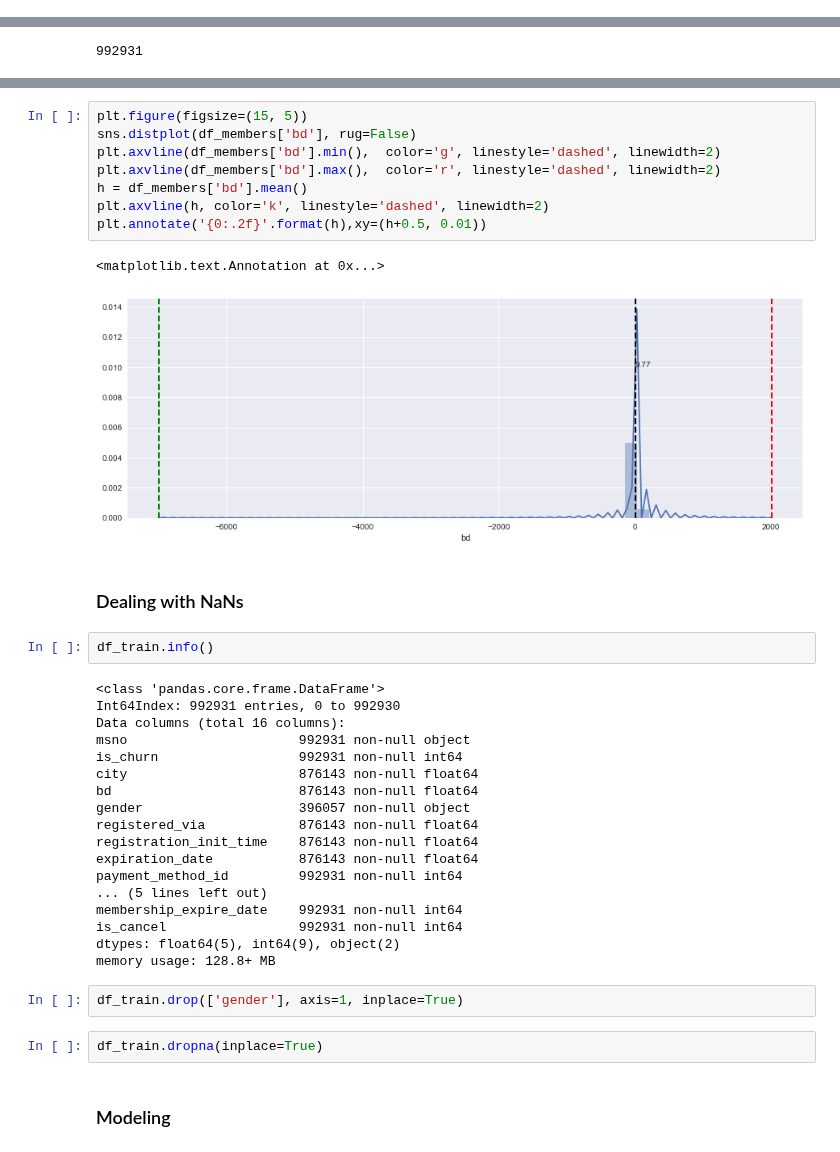
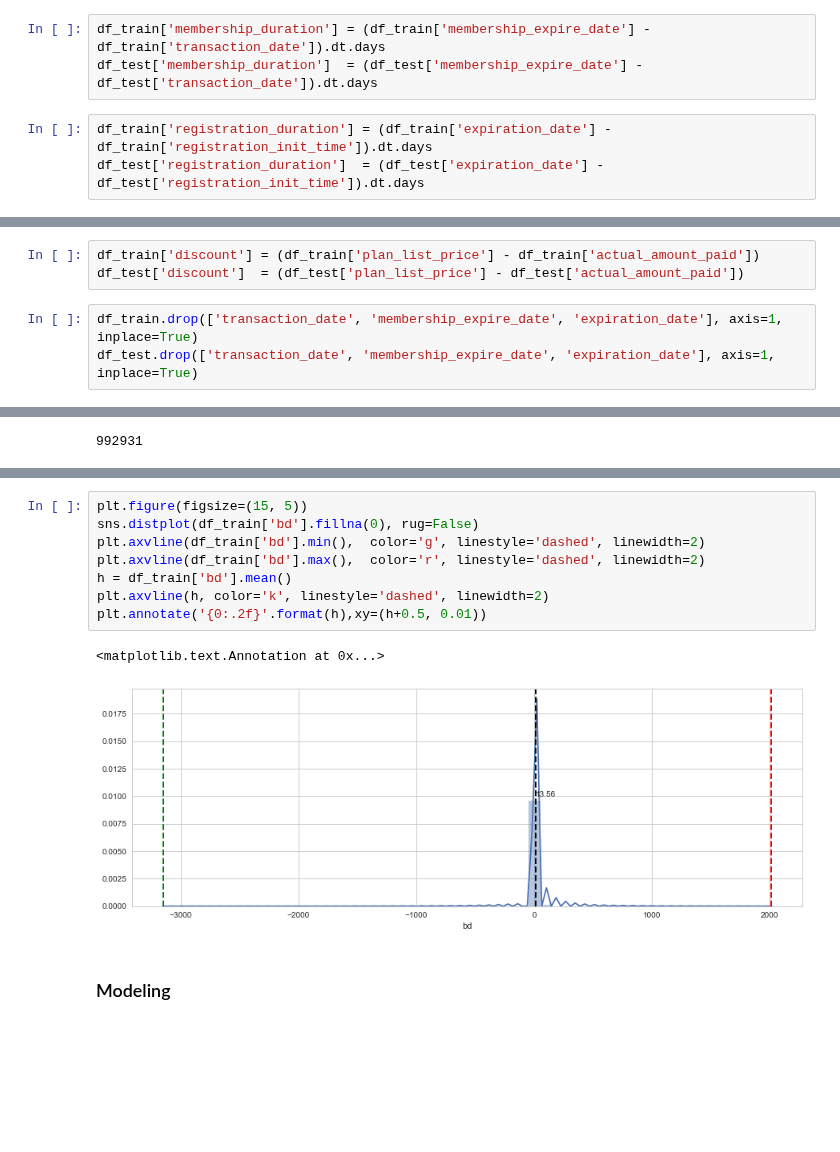
Before and after one commit to paulaceccon/ml-playground, a Jupyter notebook: Kernels/KBox's Churn Prediction Challenge.ipynb, the cells around one changed output, grey strips where cells are left out. Saved outputs shown, nothing was run; the diff lists cells and outputs as text; blank space fills up the shorter version.

Commit message:
Data Cleaning

```diff
--- a/Kernels/KBox's Churn Prediction Challenge.ipynb
+++ b/Kernels/KBox's Churn Prediction Challenge.ipynb
@@ -95,0 +190,6 @@ df_train['last_transaction_since_init'] = (df_train['transaction_date']-df_train
+# %%
+df_train['membership_duration'] = (df_train['membership_expire_date'] - df_train['transaction_date']).dt.days
+df_test['membership_duration']  = (df_test['membership_expire_date'] - df_test['transaction_date']).dt.days
+# %%
+df_train['registration_duration'] = (df_train['expiration_date'] - df_train['registration_init_time']).dt.days
+df_test['registration_duration']  = (df_test['expiration_date'] - df_test['registration_init_time']).dt.days
@@ -95,0 +198,6 @@ df_train['last_transaction_since_init'] = (df_train['transaction_date']-df_train
+# %%
+df_train['discount'] = (df_train['plan_list_price'] - df_train['actual_amount_paid'])
+df_test['discount']  = (df_test['plan_list_price'] - df_test['actual_amount_paid'])
+# %%
+df_train.drop(['transaction_date', 'membership_expire_date', 'expiration_date'], axis=1, inplace=True)
+df_test.drop(['transaction_date', 'membership_expire_date', 'expiration_date'], axis=1, inplace=True)
@@ -156,39 +311,13 @@ city_crosstab.plot(kind='bar', stacked=True, grid=True, figsize=(15, 5))
 # %%
 plt.figure(figsize=(15, 5))
-sns.distplot(df_members['bd'], rug=False)
-plt.axvline(df_members['bd'].min(),  color='g', linestyle='dashed', linewidth=2)
-plt.axvline(df_members['bd'].max(),  color='r', linestyle='dashed', linewidth=2)
-h = df_members['bd'].mean()
+sns.distplot(df_train['bd'].fillna(0), rug=False)
+plt.axvline(df_train['bd'].min(),  color='g', linestyle='dashed', linewidth=2)
+plt.axvline(df_train['bd'].max(),  color='r', linestyle='dashed', linewidth=2)
+h = df_train['bd'].mean()
 plt.axvline(h, color='k', linestyle='dashed', linewidth=2)
 plt.annotate('{0:.2f}'.format(h),xy=(h+0.5, 0.01))
 # %% [output]
 <matplotlib.text.Annotation at 0x...>
-[figure, old version]
+[figure, new version]
-# %% [markdown]
-### Dealing with NaNs
-# %%
-df_train.info()
-# %% [output]
-<class 'pandas.core.frame.DataFrame'>
-Int64Index: 992931 entries, 0 to 992930
-Data columns (total 16 columns):
-msno                      992931 non-null object
-is_churn                  992931 non-null int64
-city                      876143 non-null float64
-bd                        876143 non-null float64
-gender                    396057 non-null object
-registered_via            876143 non-null float64
-registration_init_time    876143 non-null float64
-expiration_date           876143 non-null float64
-payment_method_id         992931 non-null int64
-... (5 lines left out)
-membership_expire_date    992931 non-null int64
-is_cancel                 992931 non-null int64
-dtypes: float64(5), int64(9), object(2)
-memory usage: 128.8+ MB
-# %%
-df_train.drop(['gender'], axis=1, inplace=True)
-# %%
-df_train.dropna(inplace=True)
 # %% [markdown]
 ### Modeling
```
Also changed, not shown: parts of 46 cells of this notebook.
